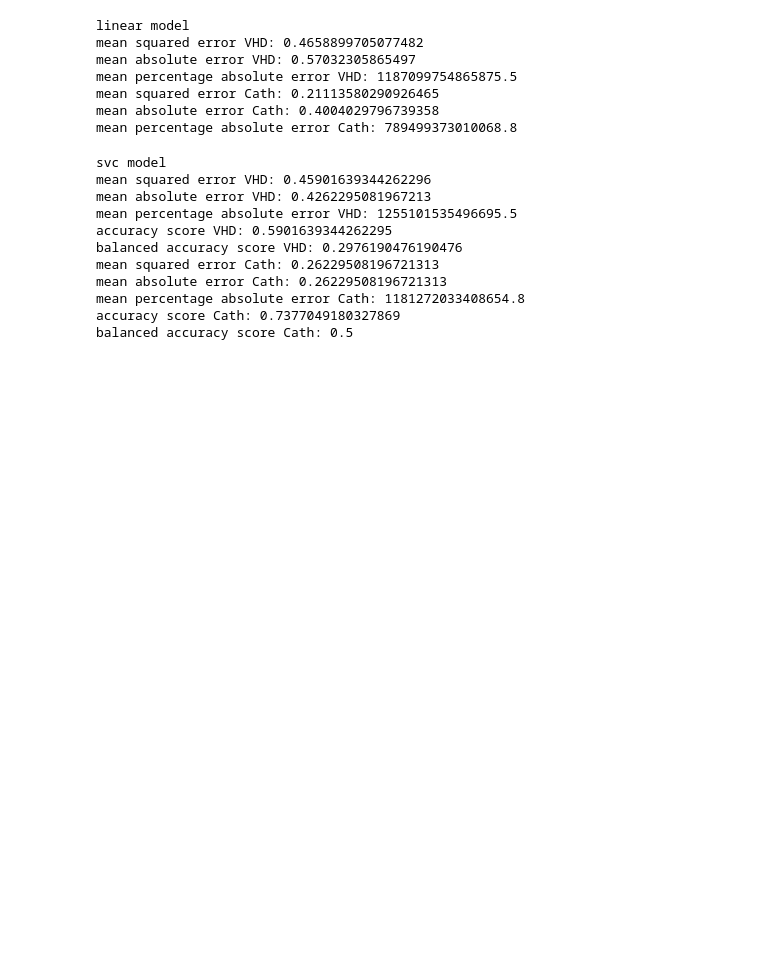
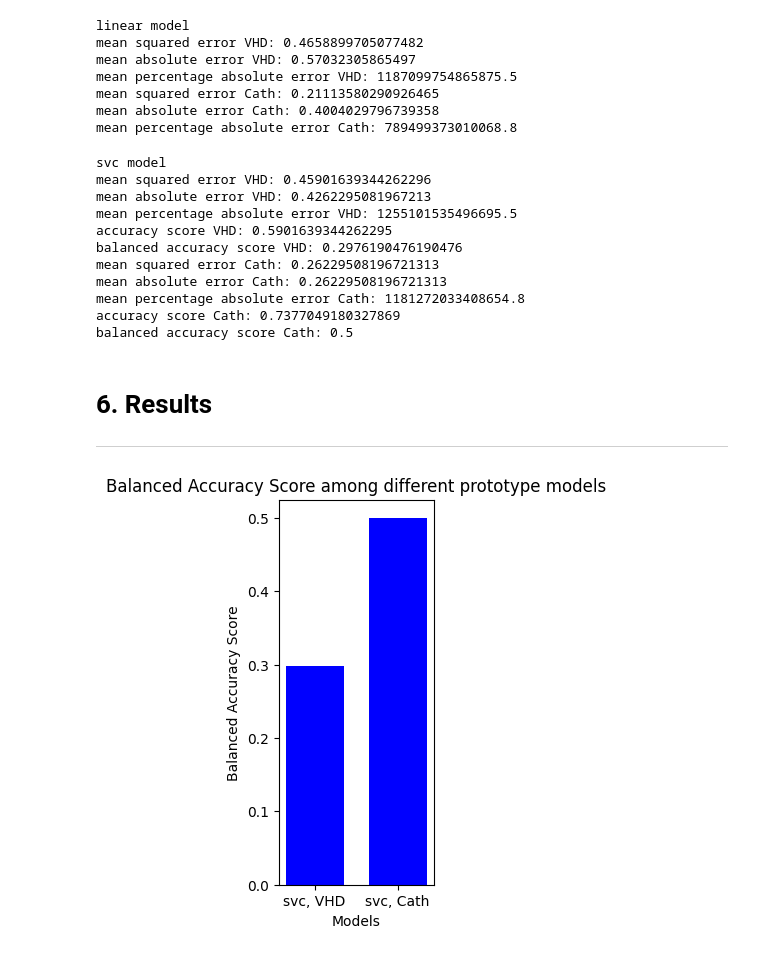
Before and after one commit to ericspring08/MTF-Diagnosing-Disease-In-Space, a Jupyter notebook: Prototyping.ipynb, the cells around one changed output. Saved outputs shown, nothing was run; the diff lists cells and outputs as text; code cells hidden in the pictures; blank space fills up the shorter version.

Commit message:
generate some graphs for Balanced Accuracy Score

```diff
--- a/Prototyping.ipynb
+++ b/Prototyping.ipynb
@@ -246,3 +246,28 @@ mean absolute error Cath: 0.26229508196721313
 mean percentage absolute error Cath: 1181272033408654.8
 accuracy score Cath: 0.7377049180327869
 balanced accuracy score Cath: 0.5
+# %% [markdown]
+
+# 6. Results
+
+---
+# %%
+balanced_accuracy_score_bar_graph_data = {
+    'svc, VHD': balanced_accuracy_score(y_VHD_test, svc_VHD_predictions),
+    'svc, Cath': balanced_accuracy_score(y_cath_test, svc_Cath_predictions),
+}
+
+x_axis = list(balanced_accuracy_score_bar_graph_data.keys())
+y_axis = list(balanced_accuracy_score_bar_graph_data.values())
+
+figure = plt.figure(figsize = (2, 5))
+
+plt.bar(x_axis, y_axis, color="blue", width = 0.7)
+
+plt.xlabel("Models")
+plt.ylabel("Balanced Accuracy Score")
+plt.title("Balanced Accuracy Score among different prototype models")
+
+plt.show()
+# %% [output]
+[figure, added]
```
